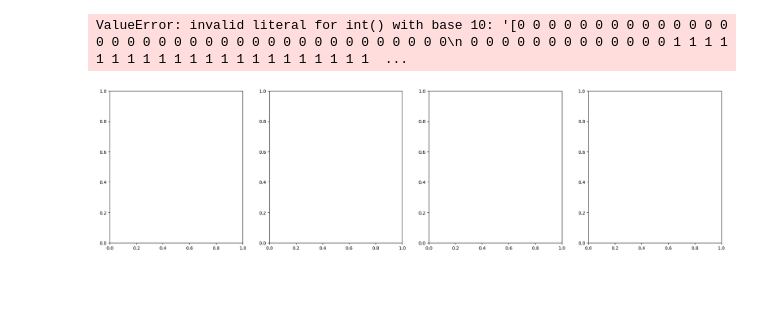
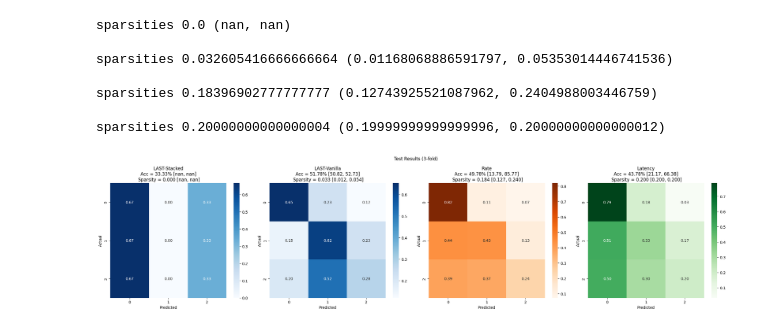
Before and after one commit to freek1/emopain-stl, a Jupyter notebook: analyze/analyze_roshambo.ipynb, the cells around one changed output. Saved outputs shown, nothing was run; the diff lists cells and outputs as text; code cells hidden in the pictures; blank space fills up the shorter version.

```diff
--- a/analyze/analyze_roshambo.ipynb
+++ b/analyze/analyze_roshambo.ipynb
@@ -16,8 +16,15 @@ import seaborn as sns
 import numpy as np
 import matplotlib.pyplot as plt
 
-def convert_list_like_string(s):
-    return [int(x) for x in s.split(' ')]
+def parse_string_to_list(input_string):
+    # Remove the square brackets and any extra spaces around the string
+    input_string = input_string.strip("[]").replace("\n", " ")
+    # Split the string by spaces and convert each element to an integer
+    try:
+        ans = list(map(int, input_string.split(", ")))
+    except:
+        ans = list(map(float, input_string.split(", ")))
+    return ans
 
 def ci(a):
     a = np.array(a)
@@ -60,8 +67,8 @@ for i, d in enumerate(data):
     aucs = []
     f1s = []
     for fold in range(3):
-        test_labels.append(convert_list_like_string(d["test_labels"].values[fold]))
-        test_preds.append(convert_list_like_string(d["test_preds"].values[fold]))
+        test_labels.append(parse_string_to_list(d["test_labels"].values[fold]))
+        test_preds.append(parse_string_to_list(d["test_preds"].values[fold]))
 
         acc.append(accuracy_score(test_labels[fold], test_preds[fold]))
 
@@ -72,47 +79,38 @@ for i, d in enumerate(data):
         test_labels_one_hot = np.eye(num_classes)[test_labels]
         test_preds_one_hot = np.eye(num_classes)[test_preds]
         # auc_macro = roc_auc_score(test_labels_one_hot, test_preds_one_hot, multi_class='ovr', average='macro')
         # aucs.append(auc_macro)
 
         f1 = f1_score(test_labels[fold], test_preds[fold], average="macro")
         f1s.append(f1)
 
     cms = np.array(cms)
     acc = np.array(acc)
     sparsities = np.array(sparsities)
 
     print("sparsities", sparsities.mean(), ci(sparsities))
     conf = ci(acc)
 
     sns.heatmap(cms.mean(axis=0), annot=True, cmap=c, fmt='.2f', ax=ax[column])
     ax[column].set_title(f"{r}\n Acc = {acc.mean()*100:.2f}% [{conf[0]*100:.2f}, {conf[1]*100:.2f}] \n Sparsity = {sparsities.mean():.3f} [{ci(sparsities)[0]:.3f}, {ci(sparsities)[1]:.3f}]")
     ax[column].set_xlabel('Predicted')
     ax[column].set_ylabel('Actual')
 
     # Compute AUC for each class and for micro and macro averages
     test_labels_flat = np.concatenate(test_labels)
     test_preds_flat = np.concatenate(test_preds)
 
-
-    # auc_class_0 = roc_auc_score(test_labels_one_hot, test_preds_one_hot, multi_class='ovr', average=None)[0]
-    # auc_class_1 = roc_auc_score(test_labels_one_hot, test_preds_one_hot, multi_class='ovr', average=None)[1]
-    # auc_class_2 = roc_auc_score(test_labels_one_hot, test_preds_one_hot, multi_class='ovr', average=None)[2]
-    # auc_micro = roc_auc_score(test_labels_one_hot, test_preds_one_hot, multi_class='ovr', average='micro')
-
-
-    # print(f"AUC class 0: {auc_class_0:.2f}, class 1: {auc_class_1:.2f}, class 2: {auc_class_2:.2f}")
-    # print(f"AUC micro: {auc_micro:.2f}")
-    print(f"AUC macro: {np.mean(aucs):.2f} ci: {ci(aucs)}")
-
-    # print(f"F1 class 0: {f1s[:,0].mean():.2f} ci: {ci(f1s[:,0])}")
-    # print(f"F1 class 1: {f1s[:,1].mean():.2f} ci: {ci(f1s[:,1])}")
-    # print(f"F1 class 2: {f1s[:,2].mean():.2f} ci: {ci(f1s[:,2])}")
-    print(f"Macro F1 score: {np.mean(f1s):.2f} {ci(np.array(f1s))}")
     print()
 
 plt.suptitle("Test Results (3-fold)")
 plt.tight_layout()
 plt.show()
 # %% [output]
-ValueError: invalid literal for int() with base 10: '[0 0 0 0 0 0 0 0 0 0 0 0 0 0 0 0 0 0 0 0 0 0 0 0 0 0 0 0 0 0 0 0 0 0 0 0 0\n 0 0 0 0 0 0 0 0 0 0 0 0 0 1 1 1 1 1 1 1 1 1 1 1 1 1 1 1 1 1 1 1 1 1 1  ...
+sparsities 0.0 (nan, nan)
+
+sparsities 0.032605416666666664 (0.01168068886591797, 0.05353014446741536)
+
+sparsities 0.18396902777777777 (0.12743925521087962, 0.2404988003446759)
+
+sparsities 0.20000000000000004 (0.19999999999999996, 0.20000000000000012)
-[figure, old version]
+[figure, new version]
```
Also changed, not shown: 3 other files.
